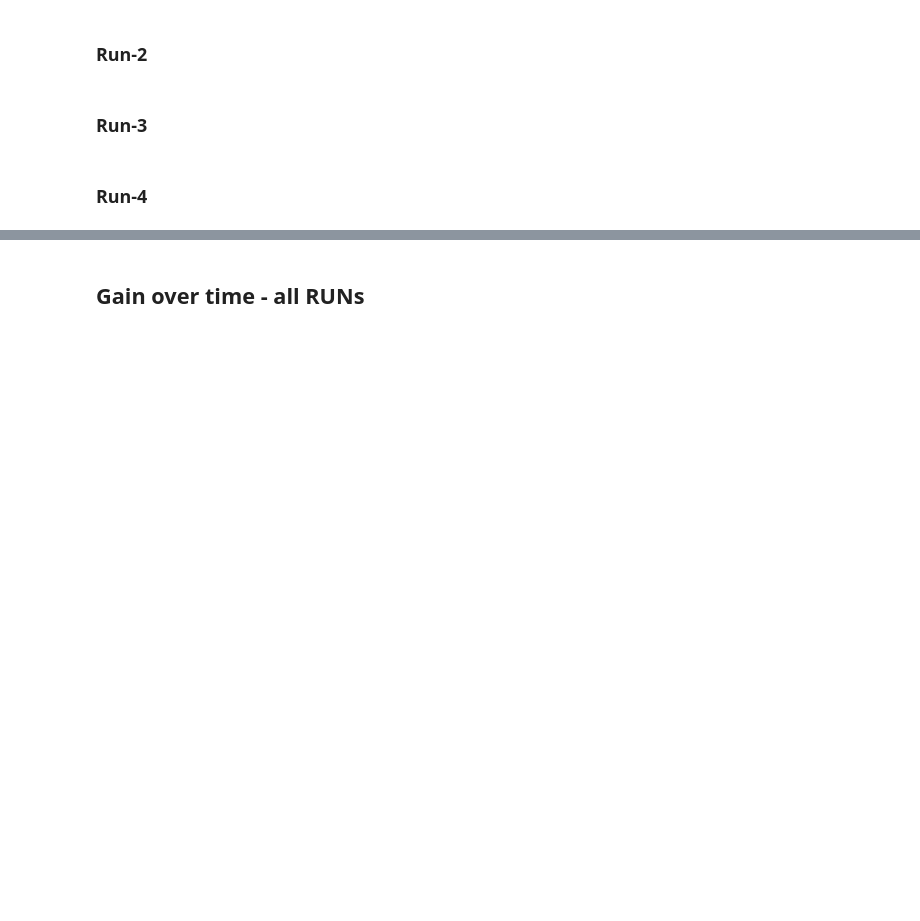
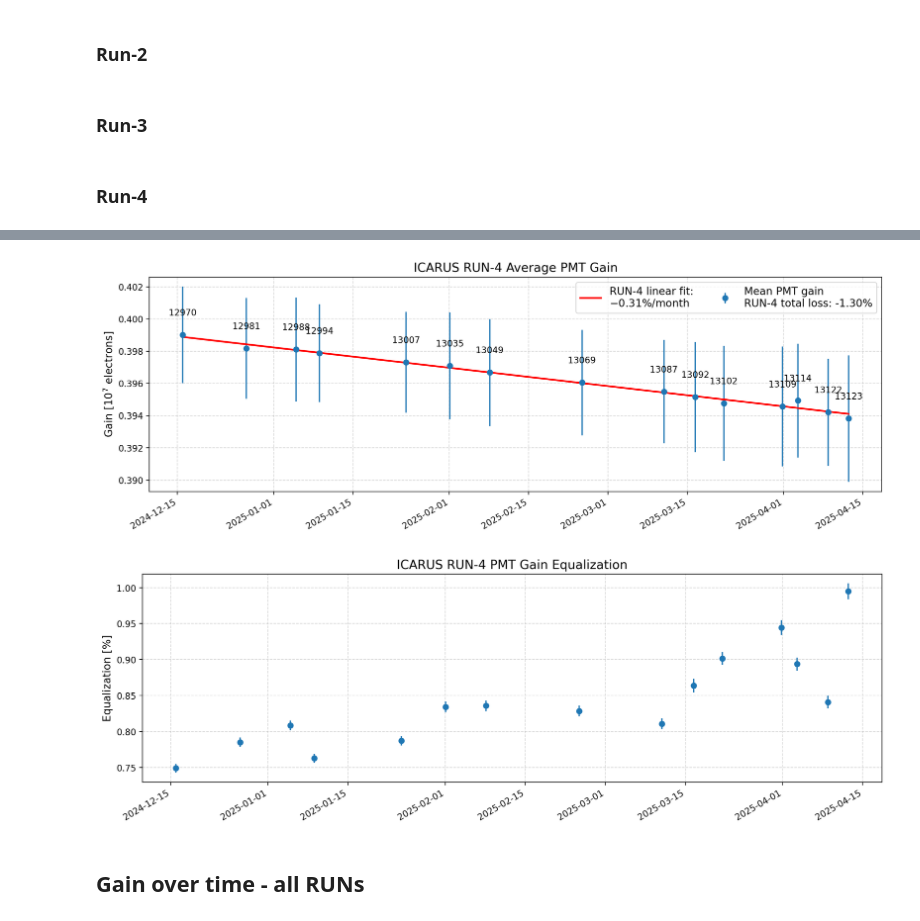
Before and after one commit to mvicenzi/pmt-calibration, a Jupyter notebook: gain/analyze_runs/python/check-gain-timeseries.ipynb, the cells around one changed output, grey strips where cells are left out. Cells and saved outputs as stored; diff of their text form; code cells hidden in the pictures; blank space fills up the shorter version.

```diff
--- a/gain/analyze_runs/python/check-gain-timeseries.ipynb
+++ b/gain/analyze_runs/python/check-gain-timeseries.ipynb
@@ -196,7 +210,7 @@ np.unique(dplot.run.to_numpy())
 run1 = (pd.to_datetime("2022-06-08", utc=True).tz_localize(None),pd.to_datetime("2022-07-10", utc=True).tz_localize(None))
 run2 = (pd.to_datetime("2022-12-20", utc=True).tz_localize(None),pd.to_datetime("2023-07-14", utc=True).tz_localize(None))
 run3 = (pd.to_datetime("2024-03-14", utc=True).tz_localize(None),pd.to_datetime("2024-07-12", utc=True).tz_localize(None))
-run4 = (pd.to_datetime("2024-12-10", utc=True).tz_localize(None),pd.to_datetime("2025-03-01", utc=True).tz_localize(None))
+run4 = (pd.to_datetime("2024-12-10", utc=True).tz_localize(None),pd.to_datetime("2025-05-01", utc=True).tz_localize(None))
 
 _selRUN1 = (dplot.date>=run1[0]) & (dplot.date<=run1[1])
 _selRUN2 = (dplot.date>=run2[0]) & (dplot.date<=run2[1])
@@ -287,5 +301,6 @@ def plot_gain_equalization(dplot,run,_selRUN,annotate=False):
 # %% [markdown]
 ### Run-4
 # %%
-#plot_average_gain(dplot, 4, _selRUN4, annotate=False)
-#plot_gain_equalization(dplot,4,_selRUN4,annotate=False)
+plot_average_gain(dplot, 4, _selRUN4, annotate=True)
+plot_gain_equalization(dplot,4,_selRUN4,annotate=False)
+# %% [output]
@@ -292,3 +309,5 @@ def plot_gain_equalization(dplot,run,_selRUN,annotate=False):
+[figure, added]
+[figure, added]
 # %% [markdown]
 ## Gain over time - all RUNs
 # %%
```
Also changed, not shown: parts of 11 cells of this notebook.
